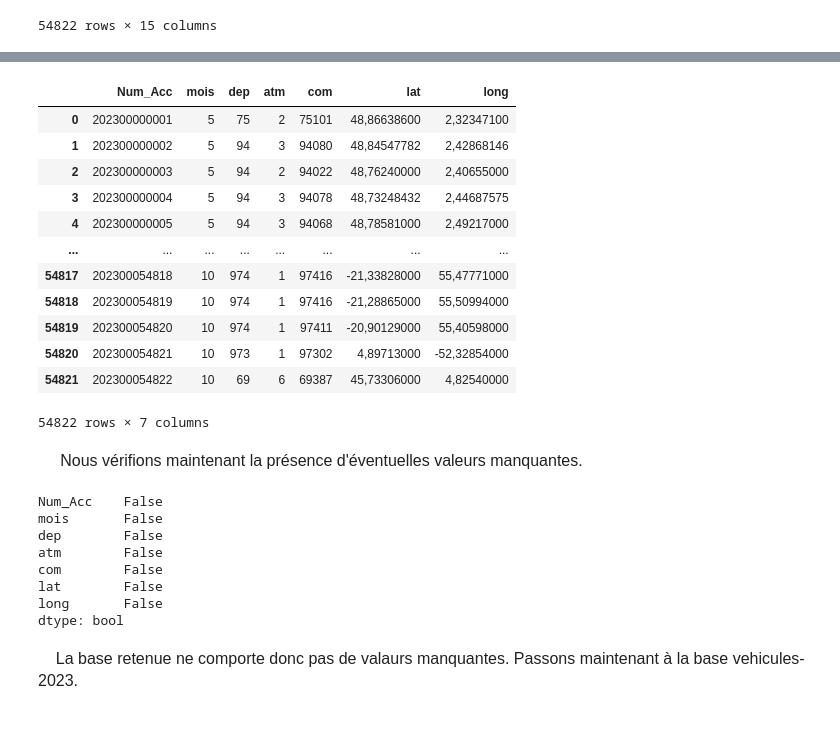
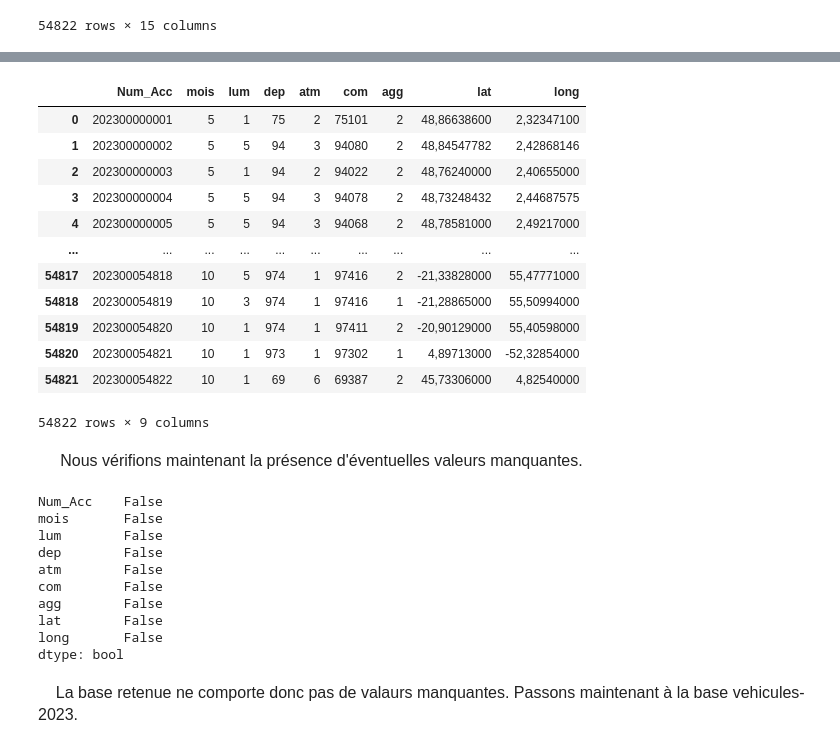
Before and after one commit to Deeson2002/Projet-python, a Jupyter notebook: Projet.ipynb, the cells around one changed output, grey strips where cells are left out. Drawn from its saved outputs; the diff is of its cells as text; code cells hidden in the pictures.

```diff
--- a/Projet.ipynb
+++ b/Projet.ipynb
@@ -46,22 +48,22 @@ caract
 * <span style="font-family: 'Times New Roman'; font-size: 16px;">**atm** : pout les conditions atmosphérique au moment où l'accident s'est produit. On pourra s'en servi pour déterminer les conditions métérologiques les plus à risque. </span>
 <span style="font-family: 'Times New Roman'; font-size: 16px;"> &nbsp;&nbsp;&nbsp;&nbsp;On procède donc à l'élimination du reste des variables (ou à la sélections des variables retenues pour cette base) </span>
 # %%
-caract=caract[["Num_Acc","mois","dep","atm","com","lat","long"]]
+caract=caract[["Num_Acc","mois","lum","dep","atm","com","agg","lat","long"]]
 caract
 # %% [output]
-|  | Num_Acc | mois | dep | atm | com | lat | long |
-| 0 | 202300000001 | 5 | 75 | 2 | 75101 | 48,86638600 | 2,32347100 |
-| 1 | 202300000002 | 5 | 94 | 3 | 94080 | 48,84547782 | 2,42868146 |
-| 2 | 202300000003 | 5 | 94 | 2 | 94022 | 48,76240000 | 2,40655000 |
-| 3 | 202300000004 | 5 | 94 | 3 | 94078 | 48,73248432 | 2,44687575 |
-| 4 | 202300000005 | 5 | 94 | 3 | 94068 | 48,78581000 | 2,49217000 |
-| ... | ... | ... | ... | ... | ... | ... | ... |
-| 54817 | 202300054818 | 10 | 974 | 1 | 97416 | -21,33828000 | 55,47771000 |
-| 54818 | 202300054819 | 10 | 974 | 1 | 97416 | -21,28865000 | 55,50994000 |
-| 54819 | 202300054820 | 10 | 974 | 1 | 97411 | -20,90129000 | 55,40598000 |
-| 54820 | 202300054821 | 10 | 973 | 1 | 97302 | 4,89713000 | -52,32854000 |
-| 54821 | 202300054822 | 10 | 69 | 6 | 69387 | 45,73306000 | 4,82540000 |
+|  | Num_Acc | mois | lum | dep | atm | com | agg | lat | long |
+| 0 | 202300000001 | 5 | 1 | 75 | 2 | 75101 | 2 | 48,86638600 | 2,32347100 |
+| 1 | 202300000002 | 5 | 5 | 94 | 3 | 94080 | 2 | 48,84547782 | 2,42868146 |
+| 2 | 202300000003 | 5 | 1 | 94 | 2 | 94022 | 2 | 48,76240000 | 2,40655000 |
+| 3 | 202300000004 | 5 | 5 | 94 | 3 | 94078 | 2 | 48,73248432 | 2,44687575 |
+| 4 | 202300000005 | 5 | 5 | 94 | 3 | 94068 | 2 | 48,78581000 | 2,49217000 |
+| ... | ... | ... | ... | ... | ... | ... | ... | ... | ... |
+| 54817 | 202300054818 | 10 | 5 | 974 | 1 | 97416 | 2 | -21,33828000 | 55,47771000 |
+| 54818 | 202300054819 | 10 | 3 | 974 | 1 | 97416 | 1 | -21,28865000 | 55,50994000 |
+| 54819 | 202300054820 | 10 | 1 | 974 | 1 | 97411 | 2 | -20,90129000 | 55,40598000 |
+| 54820 | 202300054821 | 10 | 1 | 973 | 1 | 97302 | 1 | 4,89713000 | -52,32854000 |
+| 54821 | 202300054822 | 10 | 1 | 69 | 6 | 69387 | 2 | 45,73306000 | 4,82540000 |
-54822 rows × 7 columns
+54822 rows × 9 columns
 # %% [markdown]
 <span style="font-family: 'Times New Roman'; font-size: 16px;"> &nbsp;&nbsp;&nbsp;&nbsp; Nous vérifions maintenant la présence d'éventuelles valeurs manquantes.  </span>
 # %%
@@ -69,9 +71,11 @@ caract.isnull().any()
 # %% [output]
 Num_Acc    False
 mois       False
+lum        False
 dep        False
 atm        False
 com        False
+agg        False
 lat        False
 long       False
 dtype: bool
```
Also changed, not shown: parts of 6 cells of this notebook.
